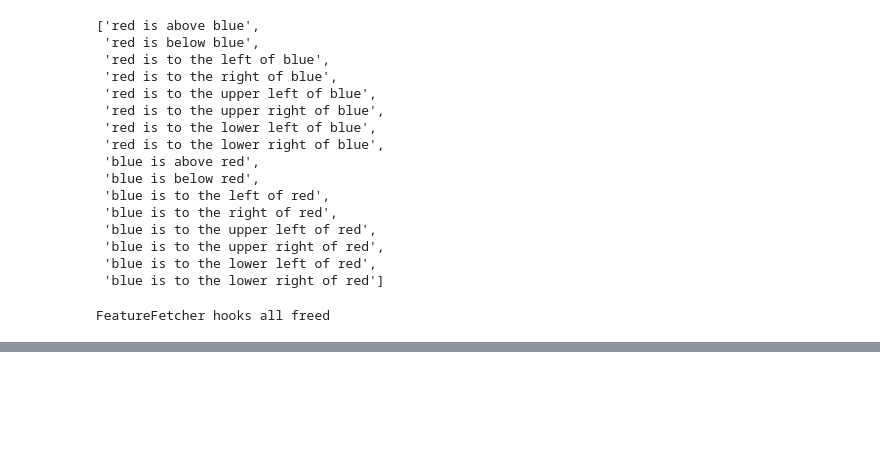
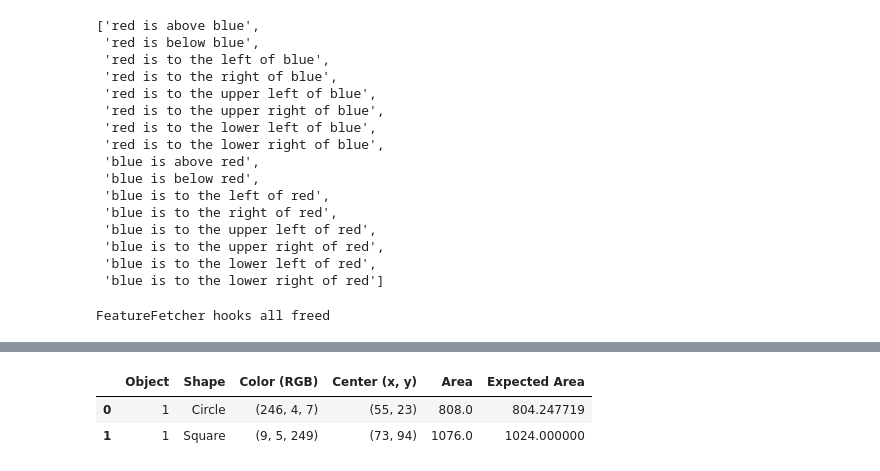
Before and after one commit to Animadversio/DiffusionObjectRelation, a Jupyter notebook: notebooks/objectRel_cv2_annot_embed.ipynb, the cells around one changed output, grey strips where cells are left out. Saved outputs shown, nothing was run; the diff lists cells and outputs as text; code cells hidden in the pictures; blank space fills up the shorter version.

```diff
--- a/notebooks/objectRel_cv2_annot_embed.ipynb
+++ b/notebooks/objectRel_cv2_annot_embed.ipynb
@@ -889,0 +1027,8 @@ torch.Size([50, 20])
+# %%
+obj_df, obj_masks = find_classify_object_masks(image_logs[0]['images'][5])
+# %%
+obj_df
+# %% [output]
+|  | Object | Shape | Color (RGB) | Center (x, y) | Area | Expected Area |
+| 0 | 1 | Circle | (246, 4, 7) | (55, 23) | 808.0 | 804.247719 |
+| 1 | 1 | Square | (9, 5, 249) | (73, 94) | 1076.0 | 1024.000000 |
```
Also changed, not shown: parts of 1 cell of this notebook, 2 other files.
